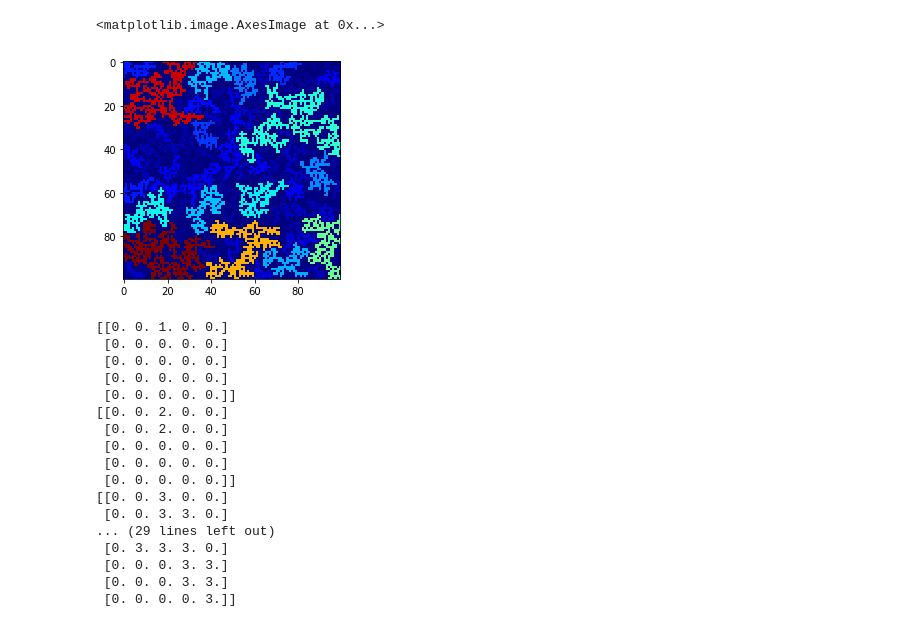
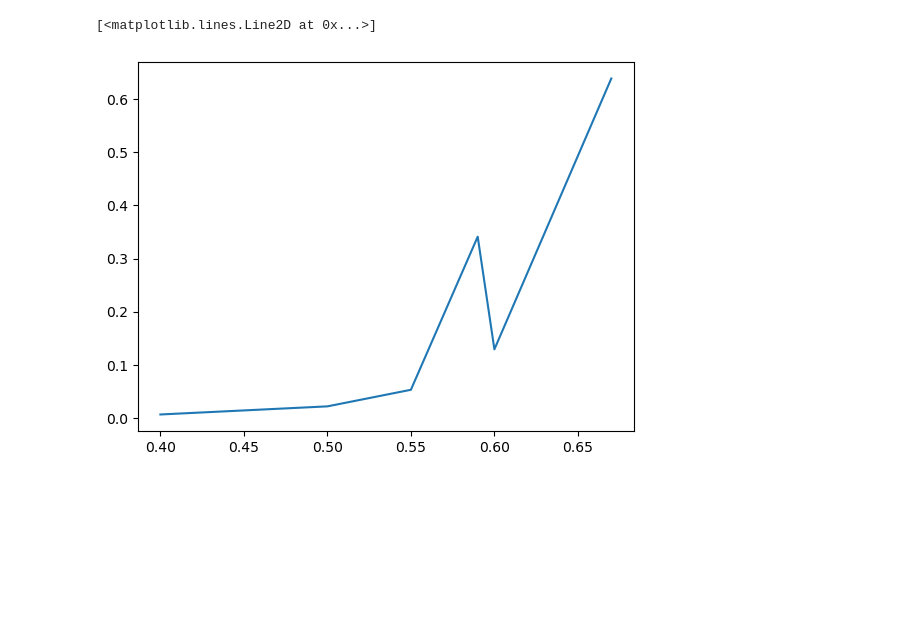
Before and after one commit to SSBNS/Complex_physics_SSBNS, a Jupyter notebook: Percolation.ipynb, the cells around one changed output. Saved outputs shown, nothing was run; the diff lists cells and outputs as text; code cells hidden in the pictures; blank space fills up the shorter version.

```diff
--- a/Percolation.ipynb
+++ b/Percolation.ipynb
@@ -63,0 +128,39 @@ plt.show()
+# %%
+def percolation_cc3d(p,N_site):
+    grid = random.choice(2,p=[1-p,p],size=(N_site,N_site))
+    # print(np.sum(grid)/(N_site**2))
+    label_grid = cc3d.connected_components(grid,connectivity=4,periodic_boundary=False)
+    sizes,sizes_number,size_grid = label_to_data(label_grid)
+    return sizes,sizes_number,size_grid
+# %%
+# random.seed(7007)
+p_list = [0.5,0.55,0.5927,0.6,0.63]
+# p_list = [0.5]
+size_minus_mean_list = []
+for ii,p in enumerate(p_list):
+    N_site = 700
+    sizes,sizes_number,size_grid = percolation_cc3d(p,N_site)
+    size_axis=np.arange(1,int(max(sizes)+1))
+    fig,(ax1,ax2)=plt.subplots(1,2,figsize=(10,5))
+
+
+    n = size_axis**(-2.1)
+    n = n/n[0]*sizes_number[0]/(np.sum(sizes_number))
+    ax1.plot(size_axis,n)
+
+   # print(sizes)
+   #print(np.histogram(sizes,bins=np.arange(1,max(sizes)+2)))
+    mask = sizes_number!=0
+    # print(mask)
+    #print(sizes_number)
+    ax1.scatter(size_axis[mask],sizes_number[mask]/(np.sum(sizes_number)))
+    ax1.loglog()
+    ax1.set_xlabel("Cluster size")
+    color = ax2.imshow(size_grid,cmap="jet",interpolation="none",aspect="equal")
+    fig.colorbar(color,ax=ax2,label="Cluster size")
+    fig.suptitle("p = "+str(p))
+    fig.tight_layout()
+    plt.show()
+
+    size_minus_mean = max(sizes)-np.mean(sizes)
+    size_minus_mean_list.append(size_minus_mean/(N_site)**2)
@@ -64,29 +178,5 @@ plt.show()
 # %%
-a =
+plt.plot(p_list,size_minus_mean_list)
 # %% [output]
-<matplotlib.image.AxesImage at 0x...>
+[<matplotlib.lines.Line2D at 0x...>]
-[figure, old version]
+[figure, new version]
-# %%
-used_grid = np.pad(grid,(1,1),constant_values=(0,0))
-test_grid=np.zeros((N_site+2,N_site+2))
-cluster = [(1,3)]
-count = 0
-search(used_grid,test_grid,cluster,count)
-# %% [output]
-[[0. 0. 1. 0. 0.]
- [0. 0. 0. 0. 0.]
- [0. 0. 0. 0. 0.]
- [0. 0. 0. 0. 0.]
- [0. 0. 0. 0. 0.]]
-[[0. 0. 2. 0. 0.]
- [0. 0. 2. 0. 0.]
- [0. 0. 0. 0. 0.]
- [0. 0. 0. 0. 0.]
- [0. 0. 0. 0. 0.]]
-[[0. 0. 3. 0. 0.]
- [0. 0. 3. 3. 0.]
-... (29 lines left out)
- [0. 3. 3. 3. 0.]
- [0. 0. 0. 3. 3.]
- [0. 0. 0. 3. 3.]
- [0. 0. 0. 0. 3.]]
```
Also changed, not shown: parts of 6 cells of this notebook, 1 other file.
